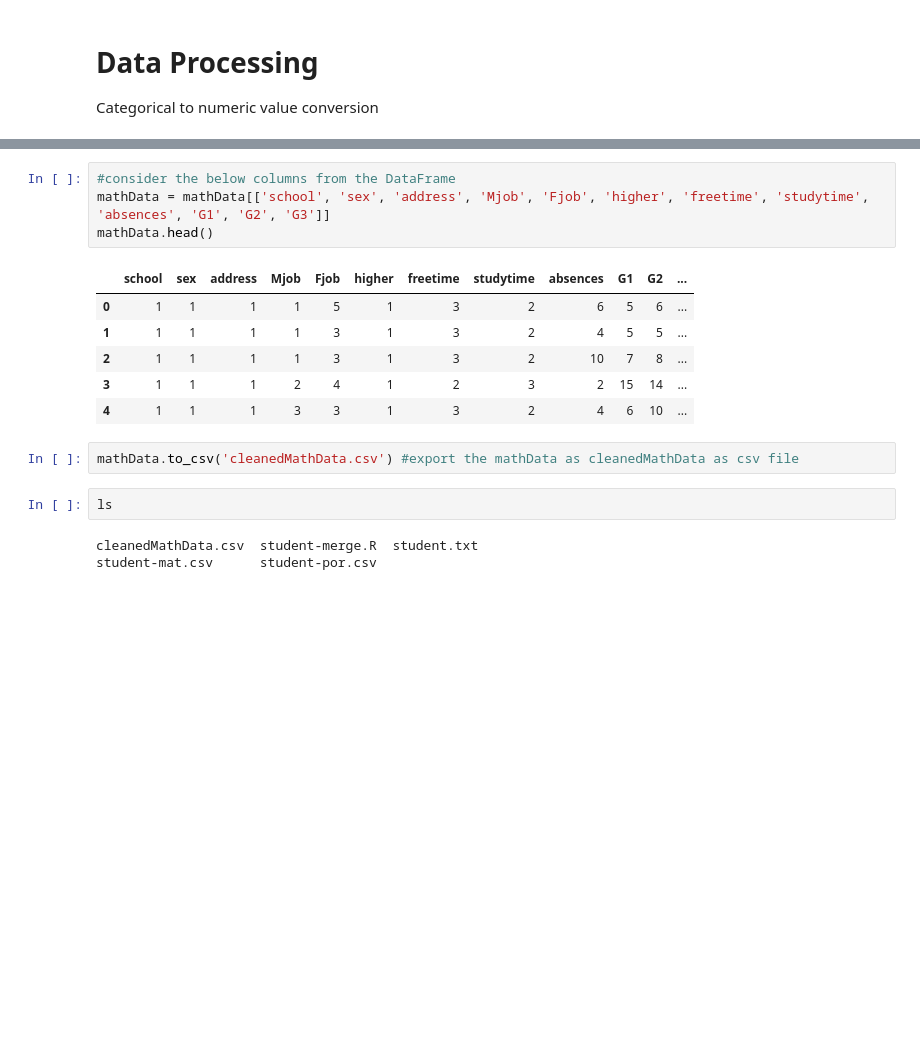
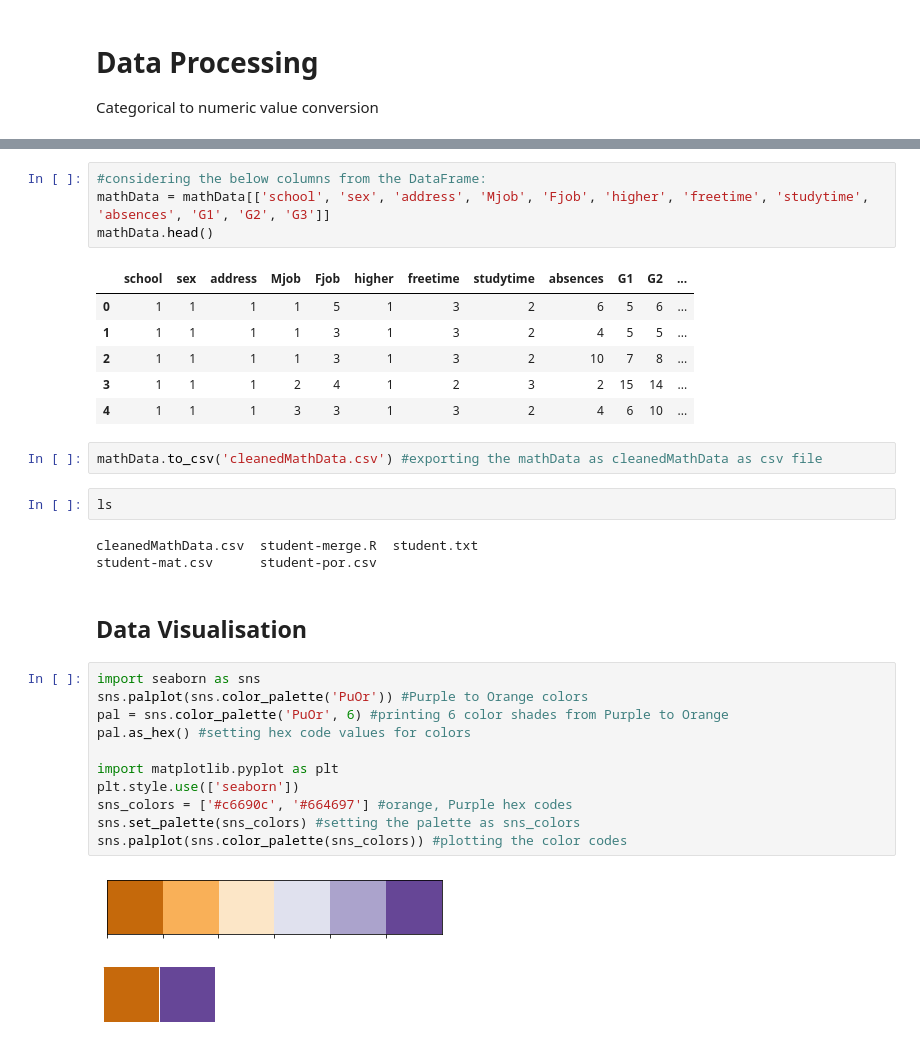
Before and after one commit to TishaJhabak1014/MLnow_2.0, a Jupyter notebook: 02_ExploratoryDataAnalysis.ipynb, the cells around one changed output, grey strips where cells are left out. Cells and saved outputs as stored; diff of their text form; blank space fills up the shorter version.

```diff
--- a/02_ExploratoryDataAnalysis.ipynb
+++ b/02_ExploratoryDataAnalysis.ipynb
@@ -125,7 +134,7 @@ mathData.head(15)
 | 13 | 1 | 2 | 15 | 1 | GT3 | T | 4 | 3 | 5 | 3 | course | ... |
 | 14 | 1 | 2 | 15 | 1 | GT3 | A | 2 | 2 | 3 | 3 | home | ... |
 # %%
-#consider the below columns from the DataFrame
+#considering the below columns from the DataFrame:
 mathData = mathData[['school', 'sex', 'address', 'Mjob', 'Fjob', 'higher', 'freetime', 'studytime', 'absences', 'G1', 'G2', 'G3']]
 mathData.head()
 # %% [output]
@@ -136,9 +145,25 @@ mathData.head()
 | 3 | 1 | 1 | 1 | 2 | 4 | 1 | 2 | 3 | 2 | 15 | 14 | ... |
 | 4 | 1 | 1 | 1 | 3 | 3 | 1 | 3 | 2 | 4 | 6 | 10 | ... |
 # %%
-mathData.to_csv('cleanedMathData.csv') #export the mathData as cleanedMathData as csv file
+mathData.to_csv('cleanedMathData.csv') #exporting the mathData as cleanedMathData as csv file
 # %%
 ls
 # %% [output]
 cleanedMathData.csv  student-merge.R  student.txt
 student-mat.csv      student-por.csv
+# %% [markdown]
+## Data Visualisation
+# %%
+import seaborn as sns
+sns.palplot(sns.color_palette('PuOr')) #Purple to Orange colors
+pal = sns.color_palette('PuOr', 6) #printing 6 color shades from Purple to Orange
+pal.as_hex() #setting hex code values for colors
+
+import matplotlib.pyplot as plt
+plt.style.use(['seaborn'])
+sns_colors = ['#c6690c', '#664697'] #orange, Purple hex codes
+sns.set_palette(sns_colors) #setting the palette as sns_colors
+sns.palplot(sns.color_palette(sns_colors)) #plotting the color codes
+# %% [output]
+[figure, added]
+[figure, added]
```
Also changed, not shown: parts of 19 cells of this notebook.
